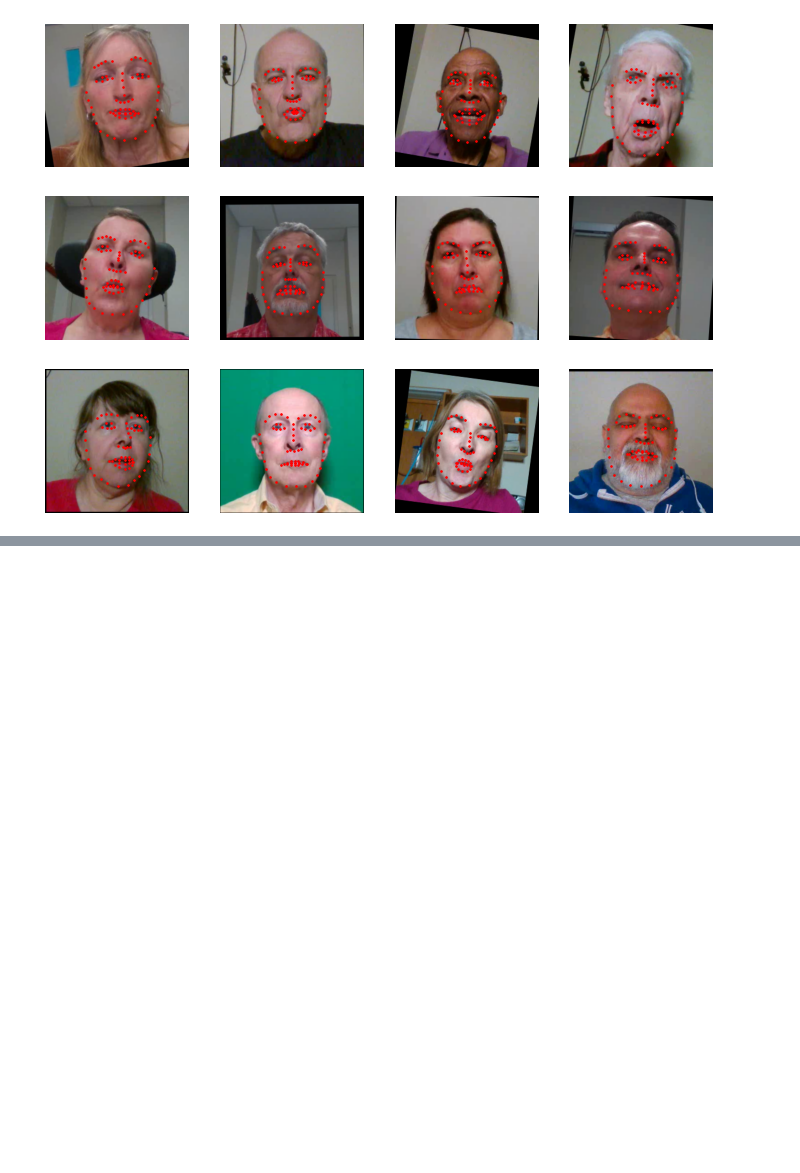
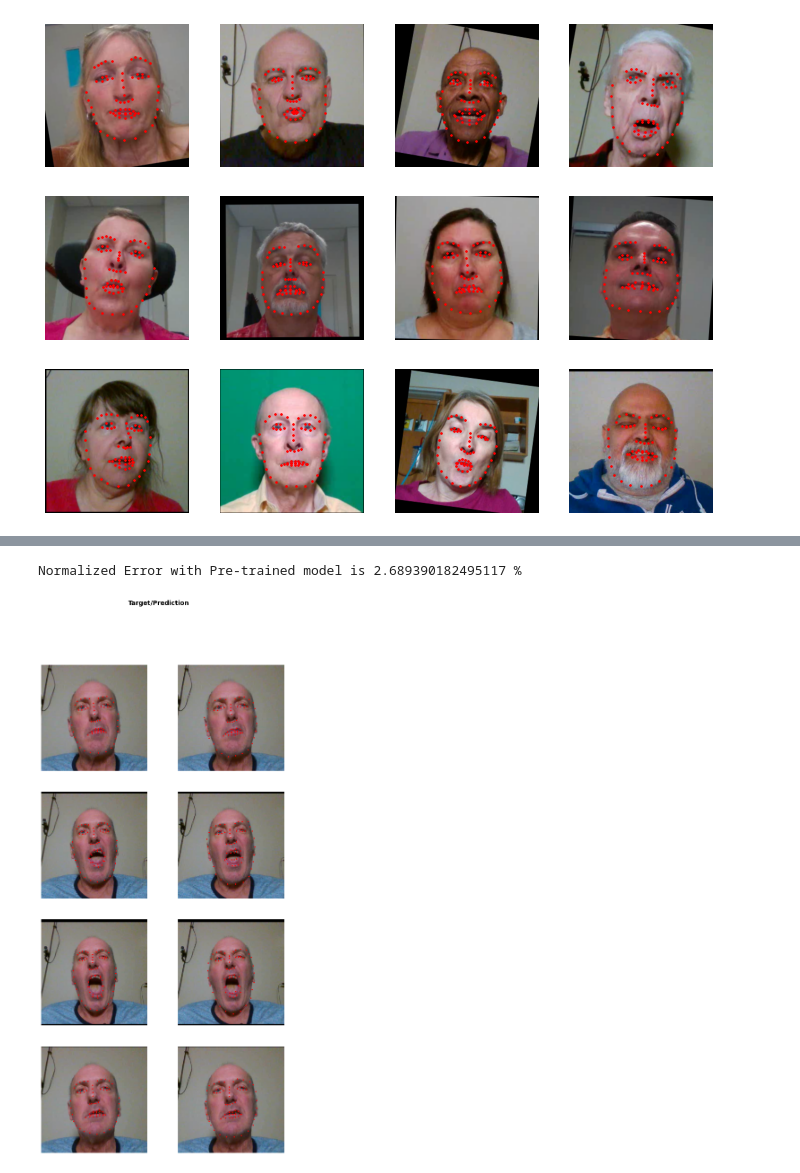
Before and after one commit to dguari1/NeuroFace_FineTuning, a Jupyter notebook: code/FineTune_HRNet.ipynb, the cells around one changed output, grey strips where cells are left out. Drawn from its saved outputs; the diff is of its cells as text; code cells hidden in the pictures; blank space fills up the shorter version.

```diff
--- a/code/FineTune_HRNet.ipynb
+++ b/code/FineTune_HRNet.ipynb
@@ -245,0 +443,35 @@ class WingLoss(nn.Module):
+# %%
+def nmae_argmax(preds, target):
+    #FastAI resturn an object of type TensorImage (that has a show property). We need to return that into Tensor (TensorBase)
+    #also, we need to descale the ground truth landmarks
+    #points = heatmap2argmax(preds.detach().cpu())
+    points,_,_=get_preds_fromhm(preds.detach().cpu().numpy())
+    return ((TensorBase(points*4)-_descale(TensorBase(target[1].detach().cpu()),256)).abs()).mean()
+
+
+def Normalized_RMSE(preds, targets, selected=None):
+    #compute the Root Mean Squared Error between two sets of landmarks (ground truth and model predictions)
+    #works in a batch
+
+    #pp = heatmap2argmax(preds.detach().cpu())
+    pp,_,_=get_preds_fromhm(preds.detach().cpu().numpy())
+    pp  = pp*4
+    #FastAI resturn an object of type TensorImage (that has a show property). We need to return that into Tensor (TensorBase)
+    gt = _descale(TensorBase(targets[1].detach().cpu()),256)
+
+    max_xy,_ = gt.max(dim=1)
+    min_xy,_ = gt.min(dim=1)
+    diag =  torch.linalg.norm(min_xy-max_xy, dim=1)
+
+    if selected:
+        gt = gt[:,selected,:]
+        pp = pp[:,selected,:]
+    nrmse = torch.linalg.norm(gt-pp,dim=2).mean(dim=1).div(diag)*100
+
+    return nrmse.mean()
+# %%
+#create the learner
+learn = Learner(dls,
+                HR_model,
+                loss_func = Loss_weighted(),
+                metrics=[nmae_argmax, Normalized_RMSE])
@@ -245,0 +486,7 @@ class WingLoss(nn.Module):
+# %%
+b = dls.valid.one_batch()
+f,d,preds = learn.get_preds(dl=[b], with_decoded=True)
+show_the_results(b, preds, max_n=8, figsize=(10,20))
+nrmse = Normalized_RMSE(preds, b[1])
+print(f'Normalized Error with Pre-trained model is {nrmse.item()} %')
+# %% [output]
@@ -245,0 +494,2 @@ class WingLoss(nn.Module):
+Normalized Error with Pre-trained model is 2.689390182495117 %
+[figure, added]
```
Also changed, not shown: parts of 13 cells of this notebook, 22 other files.
